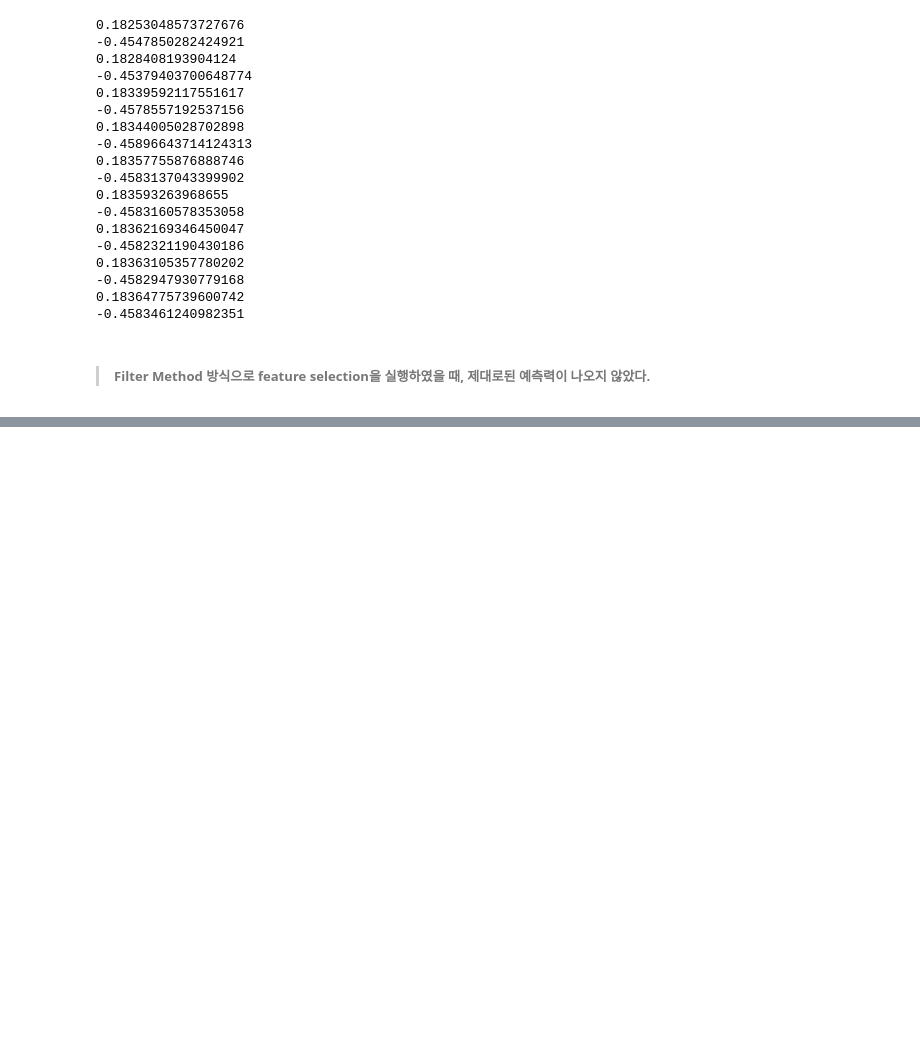
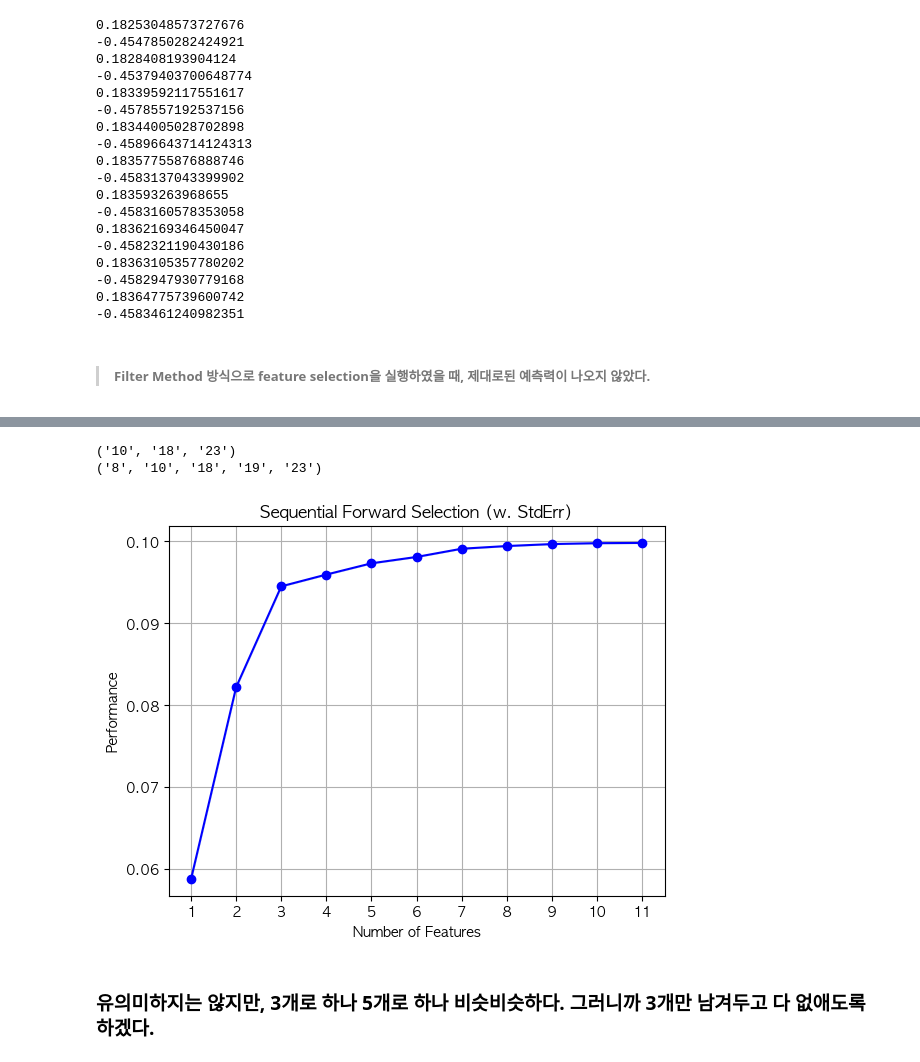
Before and after one commit to SunHyongKwon/SeongYeon, a Jupyter notebook: Data Analysis3/03.이산형 데이터들로 feature 판단하기.ipynb, the cells around one changed output, grey strips where cells are left out. Cells and saved outputs as stored; diff of their text form; code cells hidden in the pictures; blank space fills up the shorter version.

```diff
--- a/Data Analysis3/03.이산형 데이터들로 feature 판단하기.ipynb
+++ b/Data Analysis3/03.이산형 데이터들로 feature 판단하기.ipynb
@@ -247,0 +327,29 @@ for i in range(3,20,2):
+# %%
+for i in range(3,7,2):
+    sfs = SFS(LinearRegression(),
+            k_features=i,
+            forward=True,
+            floating=True,
+            cv = 0)
+
+    sfs.fit(train_input, train_target)
+    print(sfs.k_feature_names_)
+# %% [output]
+('10', '18', '23')
+('8', '10', '18', '19', '23')
+# %%
+sfs1 = SFS(LinearRegression(),
+         k_features=(3,11),
+         forward=True,
+         floating=True,
+         cv=0)
+sfs1.fit(train_input, train_target)
+
+fig1 = plot_sfs(sfs1.get_metric_dict(), kind='std_dev')
+plt.title('Sequential Forward Selection (w. StdErr)')
+plt.grid()
+plt.show()
+# %% [output]
+[figure, added]
+# %% [markdown]
+### 유의미하지는 않지만, 3개로 하나 5개로 하나 비슷비슷하다. 그러니까 3개만 남겨두고 다 없애도록 하겠다.
```
Also changed, not shown: parts of 16 cells of this notebook, 2 other files.
